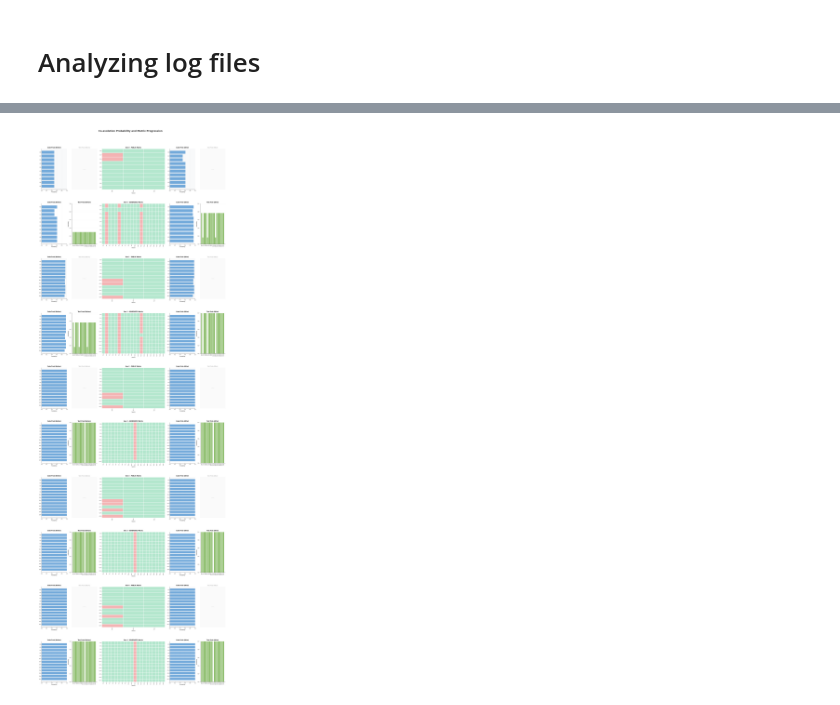
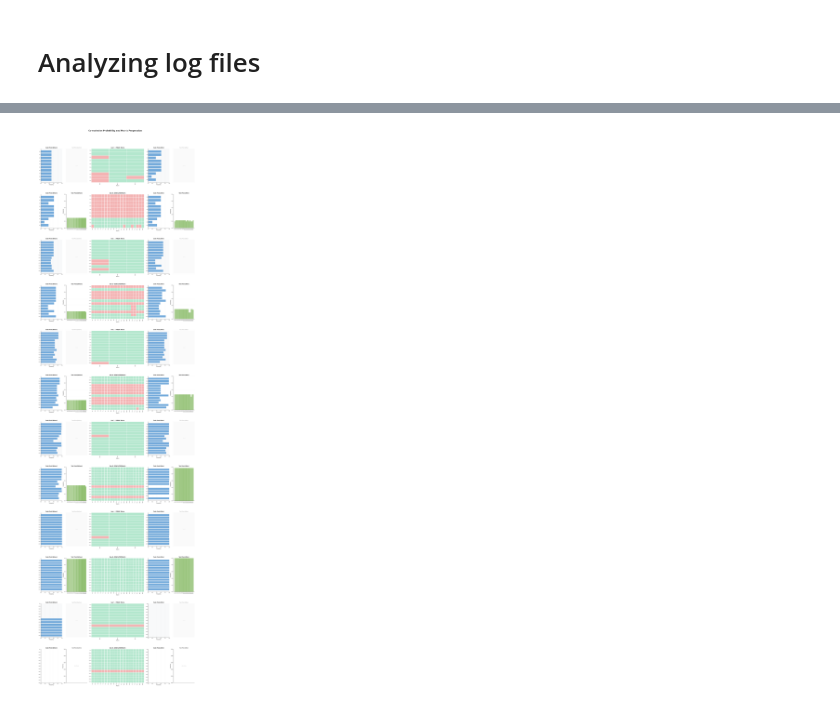
Before and after one commit to wso2-incubator/BACE, a Jupyter notebook: Experiments/notebooks/coevolution/gen_log_analyzer.ipynb, the cells around one changed output, grey strips where cells are left out. Drawn from its saved outputs; the diff is of its cells as text; code cells hidden in the pictures.

Commit message:
gen log full dasboard

```diff
--- a/Experiments/notebooks/coevolution/gen_log_analyzer.ipynb
+++ b/Experiments/notebooks/coevolution/gen_log_analyzer.ipynb
@@ -1066,9 +1414,9 @@ def plot_full_coevolution_dashboard(
 import sys
 
 
-LOG_FILE = '../../../logs/coevolution_run_20251114.log'
+LOG_FILE = '../../../logs/coevolution_run_20251117.log'
 
-RUN_TO_ANALYZE = 'test_021'
+RUN_TO_ANALYZE = 'test_025'
 PROBLEM_TO_ANALYZE = '3233'
 
 logger.remove()
@@ -1198,4 +1535,7 @@ Plotting lifecycle timeline...
 # %%
+code_events_df = create_events_df(code_ind_df)
+test_events_df = create_events_df(test_ind_df)
+
 test_gen_df = get_test_gen_prob_vs_discrimination(
     test_events_df,
     generated_observation_matrices
@@ -1496,6 +1556,6 @@ def plot_full_coevolution_dashboard(
 # %%
-code_prob_df = get_before_after_prob_updates_for_code(code_events_df)
-test_prob_df = get_before_after_prob_updates_for_tests(test_events_df)
-plot_full_coevolution_dashboard(code_prob_df, test_prob_df, public_observation_matrices, generated_observation_matrices)
+code_progression_df = create_code_progression_df(code_events_df)
+test_progression_df = create_test_progression_df(test_events_df)
+plot_full_coevolution_dashboard(code_progression_df, test_progression_df, public_observation_matrices, generated_observation_matrices)
 # %% [output]
-[figure, old version]
+[figure, new version]
```
Also changed, not shown: parts of 9 cells of this notebook.
